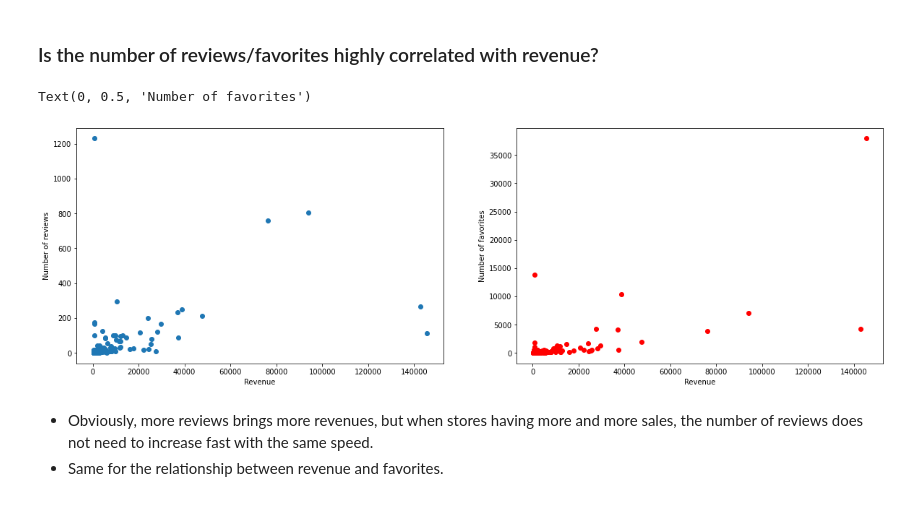
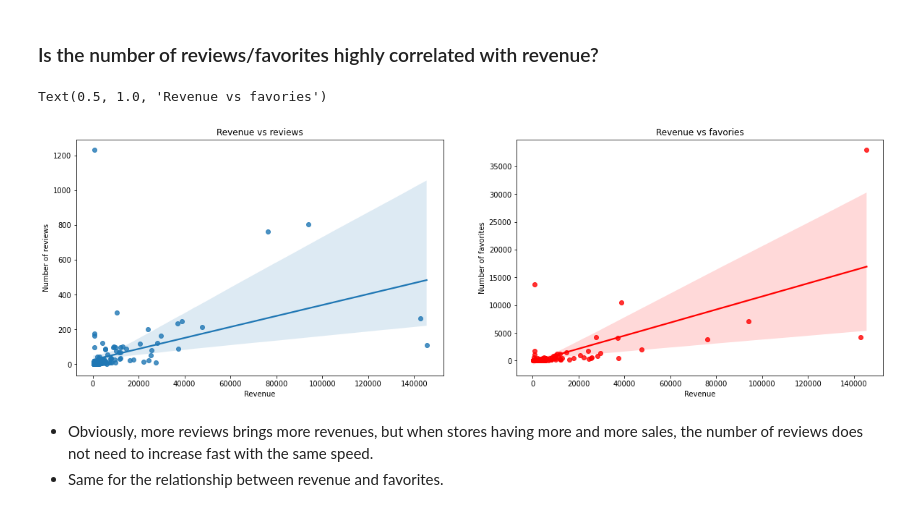
Before and after one commit to minhtrang4078/Pre-launching-insights-for-a-handmade-product-on-Etsy, a Jupyter notebook: pre-launching-insights-a-handmade-product-etsy.ipynb, the cells around one changed output. Cells and saved outputs as stored; diff of their text form; code cells hidden in the pictures.

```diff
--- a/pre-launching-insights-a-handmade-product-etsy.ipynb
+++ b/pre-launching-insights-a-handmade-product-etsy.ipynb
@@ -587,16 +610,18 @@ Text(0.5, 0, 'revenues')
 # %%
 fig, ax = plt.subplots(nrows=1, ncols=2, figsize=(20,6))
 
-ax[0].scatter(df_highre['es_revenue'], df_highre['reviews'])
+sns.regplot(df_highre['es_revenue'], df_highre['reviews'], ax=ax[0])
 ax[0].set_xlabel('Revenue')
 ax[0].set_ylabel('Number of reviews')
+ax[0].set_title('Revenue vs reviews')
 
-ax[1].scatter(df_highre['es_revenue'], df_highre['favorites'], c='red')
+sns.regplot(df_highre['es_revenue'], df_highre['favorites'], color='red', ax=ax[1])
 ax[1].set_xlabel('Revenue')
 ax[1].set_ylabel('Number of favorites')
+ax[1].set_title('Revenue vs favories')
 # %% [output]
-Text(0, 0.5, 'Number of favorites')
+Text(0.5, 1.0, 'Revenue vs favories')
-[figure, old version]
+[figure, new version]
 # %% [markdown]
 - Obviously, more reviews brings more revenues, but when stores having more and more sales, the number of reviews does not need to increase fast with the same speed.
 - Same for the relationship between revenue and favorites.
```
Also changed, not shown: parts of 10 cells of this notebook.
